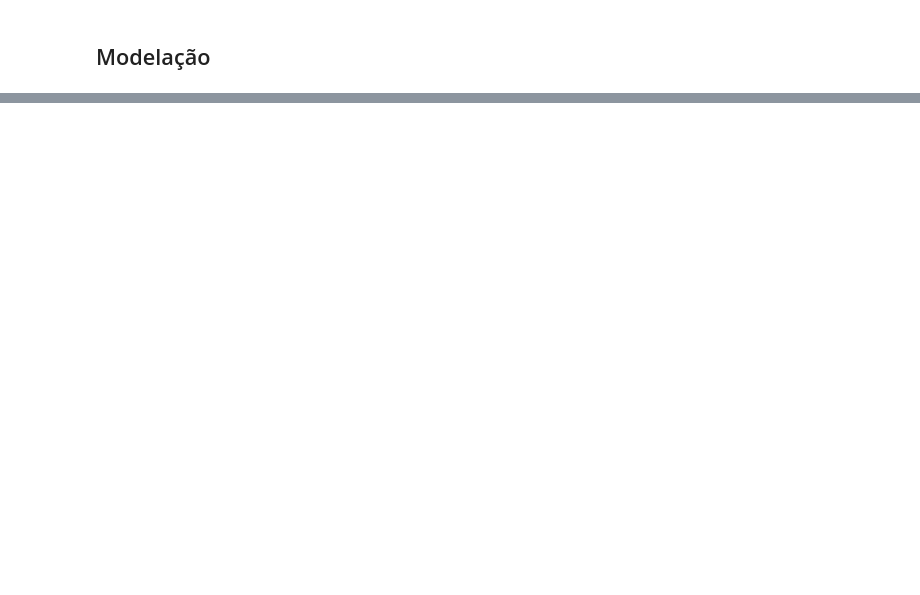
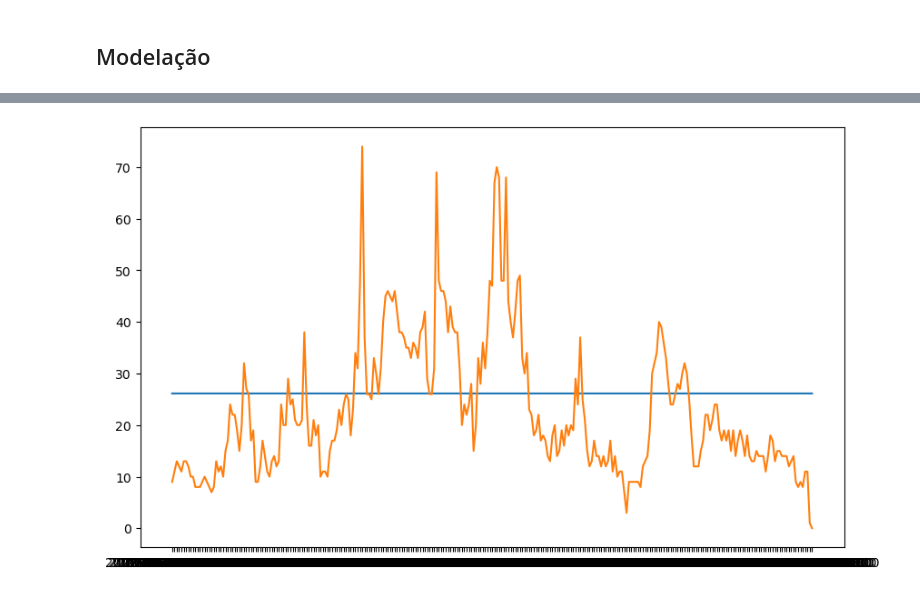
Before and after one commit to Noodle129/MD_TP, a Jupyter notebook: Fase_III/model/lstm_model.ipynb, the cells around one changed output, grey strips where cells are left out. Cells and saved outputs as stored; diff of their text form; code cells hidden in the pictures; blank space fills up the shorter version.

```diff
--- a/Fase_III/model/lstm_model.ipynb
+++ b/Fase_III/model/lstm_model.ipynb
@@ -55,0 +343,73 @@ predictions = model.predict(new_data)
+# %%
+import numpy as np
+from tensorflow.keras.models import Sequential
+from tensorflow.keras.layers import LSTM, Dense
+from tensorflow.keras import optimizers
+import pandas as pd
+import matplotlib.pyplot as plt
+
+# Load and preprocess the training dataset
+braga_time_series = pd.read_csv('../model/datasets/imputed_data.csv')
+braga_time_series.set_index('datetime', inplace=True)
+
+# Drop the columns that are not needed
+columns_to_drop = ['date', 'time', 'no2', 'pm1', 'tempmax', 'tempmin', 'solarradiation', 'solarenergy', 'uvindex', 'severerisk', 'snow']
+braga_time_series.drop(columns_to_drop, axis=1, inplace=True)
+
+# Load and preprocess the validation dataset
+braga_time_series_val = pd.read_csv('../model/datasets/validation_data/datasetsfinal/dataset_final_val.csv')
+braga_time_series_val.set_index('datetime', inplace=True)
+
+# Drop the columns that are not needed
+columns_to_drop_val = ['pm1', 'name', 'precipprob', 'preciptype', 'snow', 'snowdepth', 'windgust', 'winddir', 'tempmax', 'tempmin', 'solarradiation', 'solarenergy', 'uvindex', 'severerisk', 'conditions', 'icon', 'stations']
+braga_time_series_val.drop(columns_to_drop_val, axis=1, inplace=True)
+
+# Verify if both datasets have the same features
+print(set(braga_time_series.columns) == set(braga_time_series_val.columns))
+
+# Define the training and validation data
+X_train = braga_time_series.drop('AQI', axis=1).values
+y_train = braga_time_series['AQI'].values
+X_val = braga_time_series_val.drop('AQI', axis=1).values
+y_val = braga_time_series_val['AQI'].values
+
+# Normalize the data
+X_train_mean = X_train.mean(axis=0)
+X_train_std = X_train.std(axis=0)
+X_train = (X_train - X_train_mean) / X_train_std
+X_val = (X_val - X_train_mean) / X_train_std
+
+# Reshape the input data for LSTM
+X_train = X_train.reshape((X_train.shape[0], 1, X_train.shape[1]))
+X_val = X_val.reshape((X_val.shape[0], 1, X_val.shape[1]))
+
+
+model = Sequential()
+model.add(LSTM(128, input_shape=(X_train.shape[1], X_train.shape[2]), return_sequences=True))
+model.add(LSTM(64))
+model.add(Dense(1))
+
+
+# Define the LSTM model
+
+model.compile(loss='mean_squared_error', optimizer=optimizers.Adam(learning_rate=0.01))
+
+# Train the model
+model.fit(X_train, y_train, epochs=2, batch_size=8, validation_data=(X_val, y_val))
+
+# Make predictions
+predictions = model.predict(X_val)
+
+
+predictions_df = pd.DataFrame(predictions, index=braga_time_series_val.index, columns=['Predicted AQI'])
+actual_df = pd.DataFrame(y_val, index=braga_time_series_val.index, columns=['Actual AQI'])
+
+
+plt.figure(figsize=(10, 6))
+plt.plot(predictions_df.index, predictions_df['Predicted AQI'], label='Predicted AQI')
+plt.plot(actual_df.index, actual_df['Actual AQI'], label='Actual AQI')
+plt.show()
+
+for i in range(20):
+    print("Predicted AQI: {:.2f}, Actual AQI: {:.2f}".format(predictions[i][0], y_val[i]))
+# %% [output]
@@ -55,0 +422 @@ predictions = model.predict(new_data)
+[figure, added]
```
Also changed, not shown: parts of 15 cells of this notebook.
